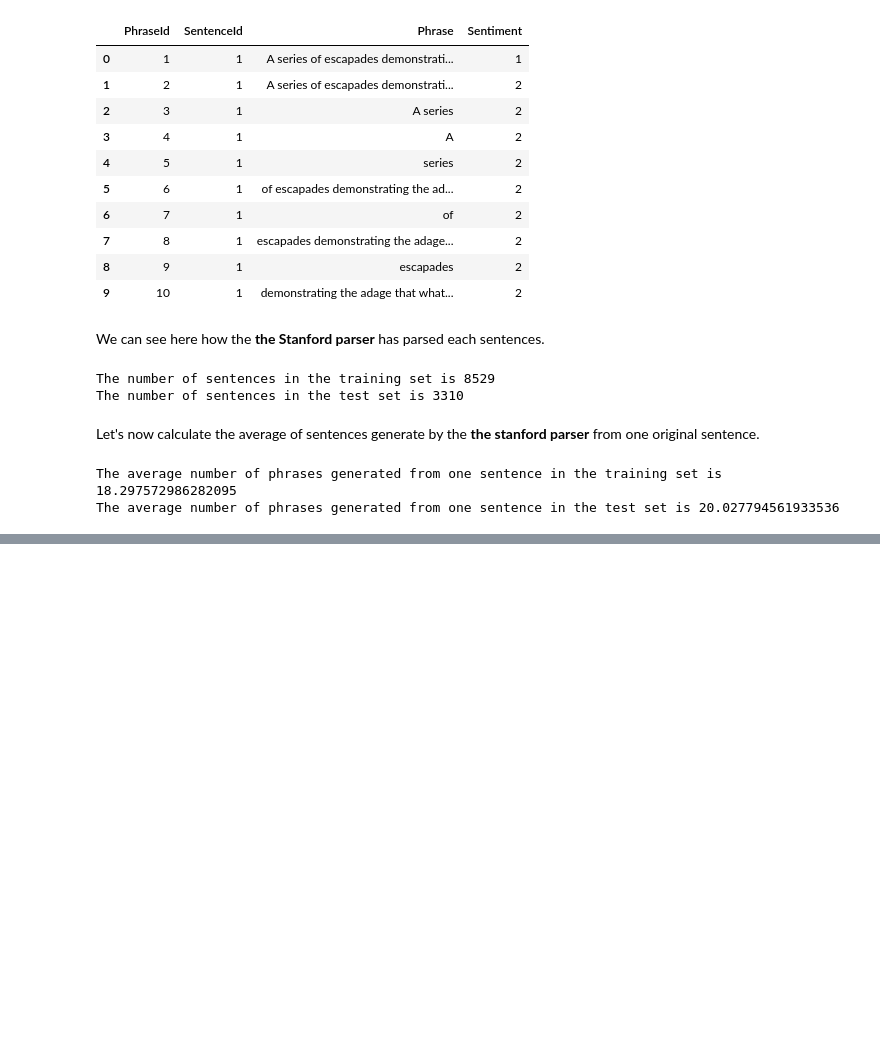
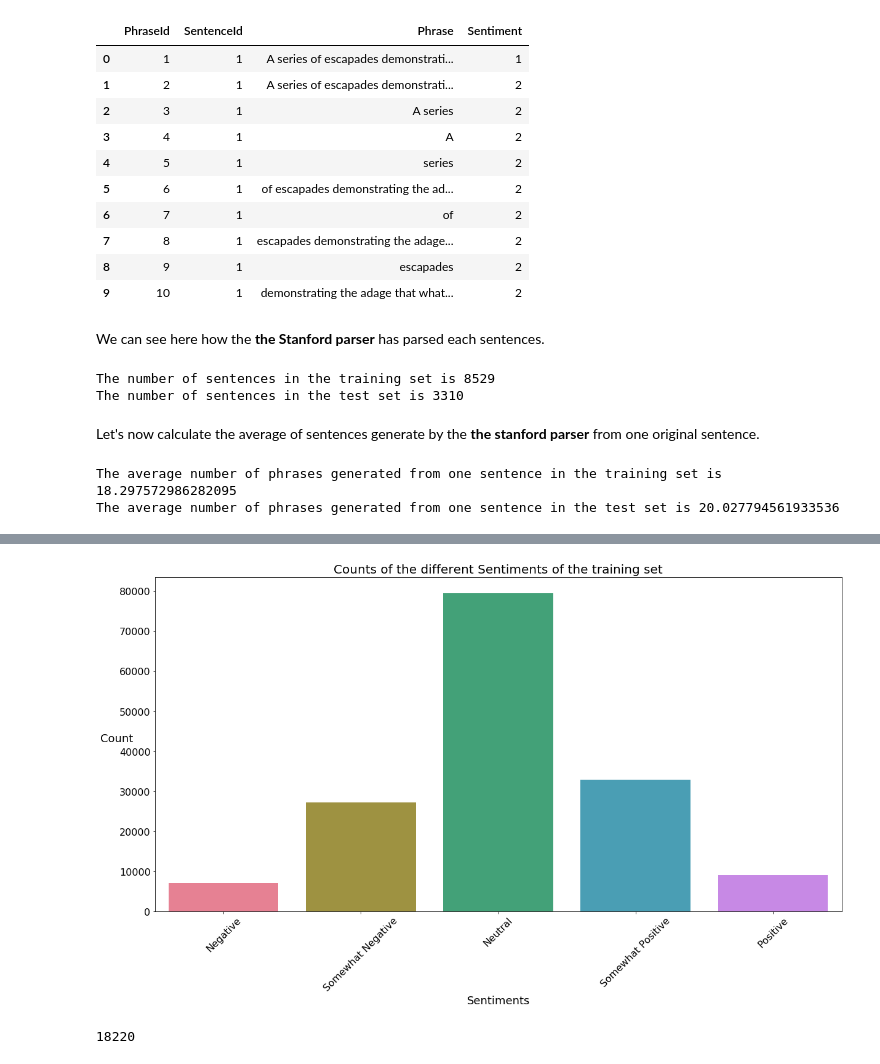
Before and after one commit to AnBucquet/Movie_Review_Sentiment_Analysis, a Jupyter notebook: Untitled.ipynb, the cells around one changed output, grey strips where cells are left out. Saved outputs shown, nothing was run; the diff lists cells and outputs as text; code cells hidden in the pictures; blank space fills up the shorter version.

```diff
--- a/Untitled.ipynb
+++ b/Untitled.ipynb
@@ -111,0 +100,12 @@ ModuleNotFoundError: No module named 'nltk'
+# %%
+fig, ax = plt.subplots(figsize=(20,10))
+sns.countplot(train.Sentiment, palette="husl")
+plt.title('Counts of the different Sentiments of the training set', fontsize=20);
+plt.ylabel("Count", fontsize=18, rotation = 0 )
+plt.xlabel('Sentiments', fontsize=18)
+ax.set_xticklabels( ['Negative', 'Somewhat Negative', 'Neutral', 'Somewhat Positive', 'Positive'],
+                   rotation=  45, fontsize = 16)
+ax.tick_params(labelsize = 16)
+plt.show()
+# %% [output]
+[figure, added]
@@ -111,0 +120,8 @@ ModuleNotFoundError: No module named 'nltk'
+# %%
+all_words=' '.join(train.Phrase.values)
+all_words=word_tokenize(all_words)
+dist=FreqDist(all_words)
+num_unique_word=len(dist)
+num_unique_word
+# %% [output]
+18220
```
Also changed, not shown: parts of 6 cells of this notebook.
